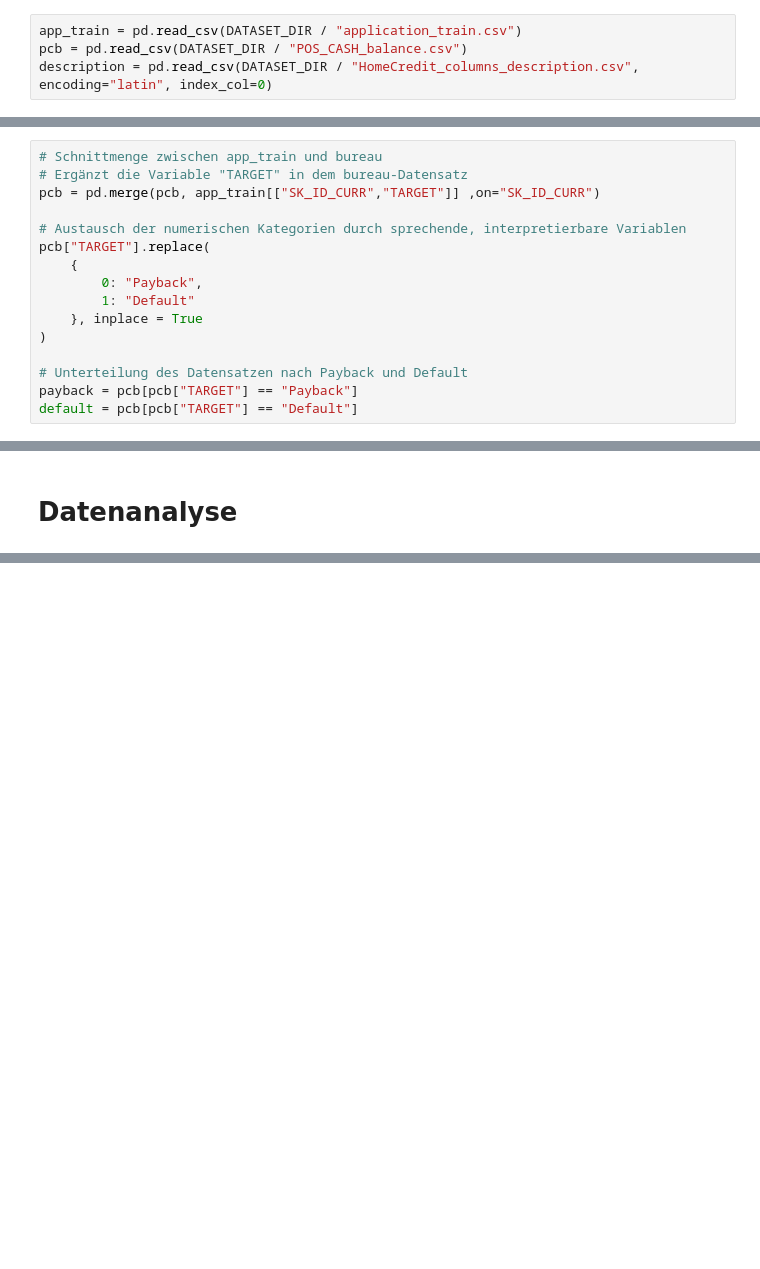
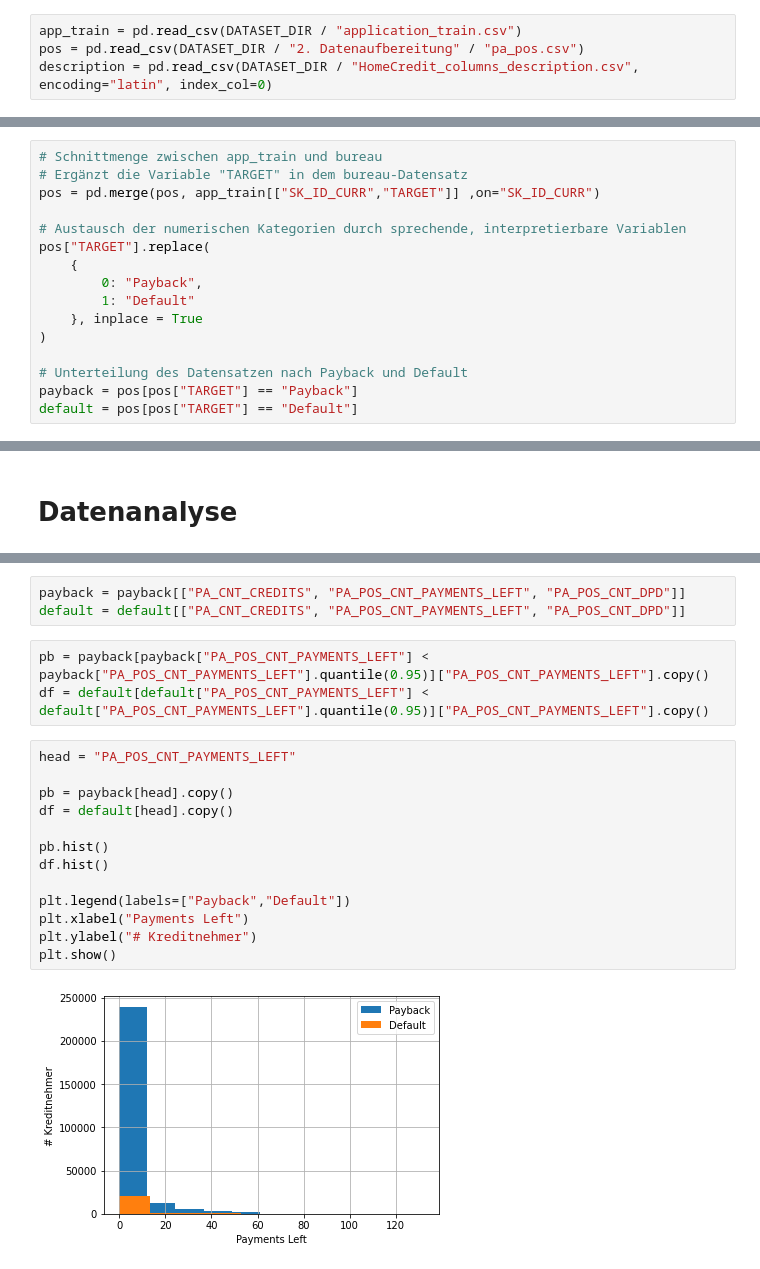
Before and after one commit to robertgraefe/Masterarbeit, a Jupyter notebook: Jupyter Notebook/1. Datenanalyse/5. POS.ipynb, the cells around one changed output, grey strips where cells are left out. Cells and saved outputs as stored; diff of their text form; blank space fills up the shorter version.

```diff
--- a/Jupyter Notebook/1. Datenanalyse/5. POS.ipynb
+++ b/Jupyter Notebook/1. Datenanalyse/5. POS.ipynb
@@ -26,7 +26,7 @@ else:
     DATASET_DIR = path2
 # %%
 app_train = pd.read_csv(DATASET_DIR / "application_train.csv")
-pcb = pd.read_csv(DATASET_DIR / "POS_CASH_balance.csv")
+pos = pd.read_csv(DATASET_DIR / "2. Datenaufbereitung" / "pa_pos.csv")
 description = pd.read_csv(DATASET_DIR / "HomeCredit_columns_description.csv", encoding="latin", index_col=0)
 # %%
 description.loc[description['Table']=="POS_CASH_balance.csv", "Row":"Special"]
@@ -73,10 +82,10 @@ def draw_piechart(arguments):
 # %%
 # Schnittmenge zwischen app_train und bureau
 # Ergänzt die Variable "TARGET" in dem bureau-Datensatz
-pcb = pd.merge(pcb, app_train[["SK_ID_CURR","TARGET"]] ,on="SK_ID_CURR")
+pos = pd.merge(pos, app_train[["SK_ID_CURR","TARGET"]] ,on="SK_ID_CURR")
 
 # Austausch der numerischen Kategorien durch sprechende, interpretierbare Variablen
-pcb["TARGET"].replace(
+pos["TARGET"].replace(
     {
         0: "Payback",
         1: "Default"
@@ -84,5 +93,5 @@ pcb["TARGET"].replace(
 )
 
 # Unterteilung des Datensatzen nach Payback und Default
-payback = pcb[pcb["TARGET"] == "Payback"]
-default = pcb[pcb["TARGET"] == "Default"]
+payback = pos[pos["TARGET"] == "Payback"]
+default = pos[pos["TARGET"] == "Default"]
@@ -223,0 +109,21 @@ kn.sort_values("MONTHS_BALANCE",ascending=True)[-5:]
+# %%
+payback = payback[["PA_CNT_CREDITS", "PA_POS_CNT_PAYMENTS_LEFT", "PA_POS_CNT_DPD"]]
+default = default[["PA_CNT_CREDITS", "PA_POS_CNT_PAYMENTS_LEFT", "PA_POS_CNT_DPD"]]
+# %%
+pb = payback[payback["PA_POS_CNT_PAYMENTS_LEFT"] < payback["PA_POS_CNT_PAYMENTS_LEFT"].quantile(0.95)]["PA_POS_CNT_PAYMENTS_LEFT"].copy()
+df = default[default["PA_POS_CNT_PAYMENTS_LEFT"] < default["PA_POS_CNT_PAYMENTS_LEFT"].quantile(0.95)]["PA_POS_CNT_PAYMENTS_LEFT"].copy()
+# %%
+head = "PA_POS_CNT_PAYMENTS_LEFT"
+
+pb = payback[head].copy()
+df = default[head].copy()
+
+pb.hist()
+df.hist()
+
+plt.legend(labels=["Payback","Default"])
+plt.xlabel("Payments Left")
+plt.ylabel("# Kreditnehmer")
+plt.show()
+# %% [output]
+[figure, added]
```
Also changed, not shown: parts of 16 cells of this notebook, 10 other files.
